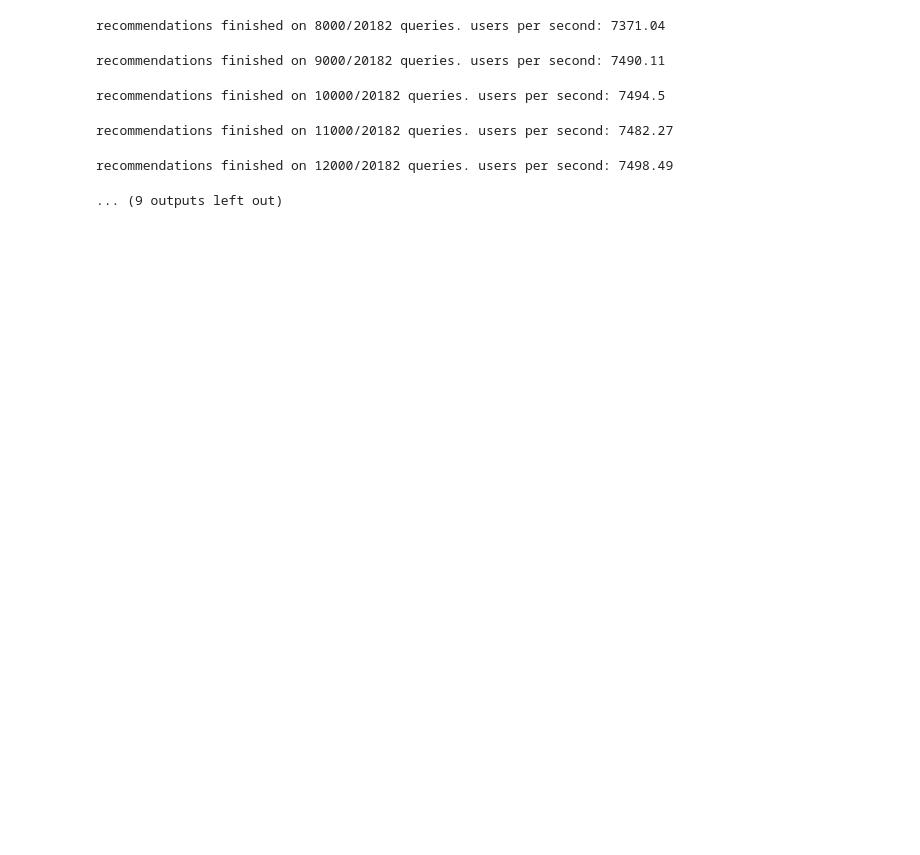
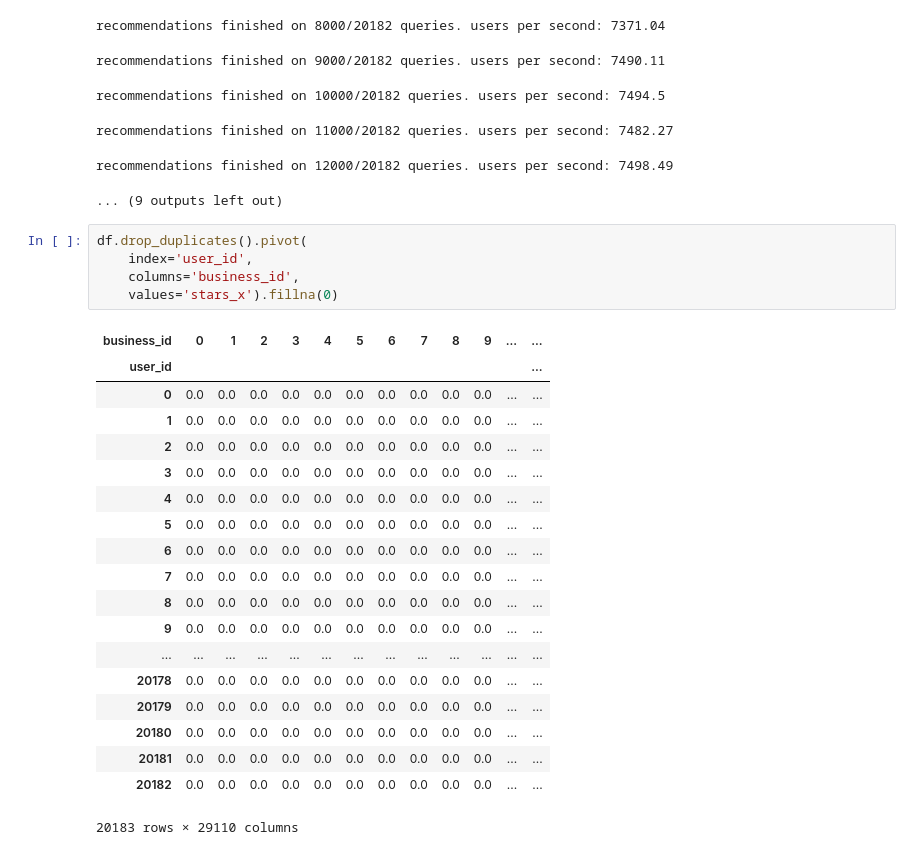
Before and after one commit to swong28/Yelp-Dataset, a Jupyter notebook: turi_pop_model.ipynb, the cells around one changed output. Saved outputs shown, nothing was run; the diff lists cells and outputs as text; blank space fills up the shorter version.

Commit message:
created pivot table for stars

```diff
--- a/turi_pop_model.ipynb
+++ b/turi_pop_model.ipynb
@@ -67,3 +67,28 @@ recommendations finished on 10000/20182 queries. users per second: 7494.5
 recommendations finished on 11000/20182 queries. users per second: 7482.27
 recommendations finished on 12000/20182 queries. users per second: 7498.49
 ... (9 outputs left out)
+# %%
+df.drop_duplicates().pivot(
+    index='user_id',
+    columns='business_id',
+    values='stars_x').fillna(0)
+# %% [output]
+| business_id | 0 | 1 | 2 | 3 | 4 | 5 | 6 | 7 | 8 | 9 | ... | ... |
+| user_id |  |  |  |  |  |  |  |  |  |  |  | ... |
+| 0 | 0.0 | 0.0 | 0.0 | 0.0 | 0.0 | 0.0 | 0.0 | 0.0 | 0.0 | 0.0 | ... | ... |
+| 1 | 0.0 | 0.0 | 0.0 | 0.0 | 0.0 | 0.0 | 0.0 | 0.0 | 0.0 | 0.0 | ... | ... |
+| 2 | 0.0 | 0.0 | 0.0 | 0.0 | 0.0 | 0.0 | 0.0 | 0.0 | 0.0 | 0.0 | ... | ... |
+| 3 | 0.0 | 0.0 | 0.0 | 0.0 | 0.0 | 0.0 | 0.0 | 0.0 | 0.0 | 0.0 | ... | ... |
+| 4 | 0.0 | 0.0 | 0.0 | 0.0 | 0.0 | 0.0 | 0.0 | 0.0 | 0.0 | 0.0 | ... | ... |
+| 5 | 0.0 | 0.0 | 0.0 | 0.0 | 0.0 | 0.0 | 0.0 | 0.0 | 0.0 | 0.0 | ... | ... |
+| 6 | 0.0 | 0.0 | 0.0 | 0.0 | 0.0 | 0.0 | 0.0 | 0.0 | 0.0 | 0.0 | ... | ... |
+| 7 | 0.0 | 0.0 | 0.0 | 0.0 | 0.0 | 0.0 | 0.0 | 0.0 | 0.0 | 0.0 | ... | ... |
+| 8 | 0.0 | 0.0 | 0.0 | 0.0 | 0.0 | 0.0 | 0.0 | 0.0 | 0.0 | 0.0 | ... | ... |
+| 9 | 0.0 | 0.0 | 0.0 | 0.0 | 0.0 | 0.0 | 0.0 | 0.0 | 0.0 | 0.0 | ... | ... |
+| ... | ... | ... | ... | ... | ... | ... | ... | ... | ... | ... | ... | ... |
+| 20178 | 0.0 | 0.0 | 0.0 | 0.0 | 0.0 | 0.0 | 0.0 | 0.0 | 0.0 | 0.0 | ... | ... |
+| 20179 | 0.0 | 0.0 | 0.0 | 0.0 | 0.0 | 0.0 | 0.0 | 0.0 | 0.0 | 0.0 | ... | ... |
+| 20180 | 0.0 | 0.0 | 0.0 | 0.0 | 0.0 | 0.0 | 0.0 | 0.0 | 0.0 | 0.0 | ... | ... |
+| 20181 | 0.0 | 0.0 | 0.0 | 0.0 | 0.0 | 0.0 | 0.0 | 0.0 | 0.0 | 0.0 | ... | ... |
+| 20182 | 0.0 | 0.0 | 0.0 | 0.0 | 0.0 | 0.0 | 0.0 | 0.0 | 0.0 | 0.0 | ... | ... |
+20183 rows × 29110 columns
```
